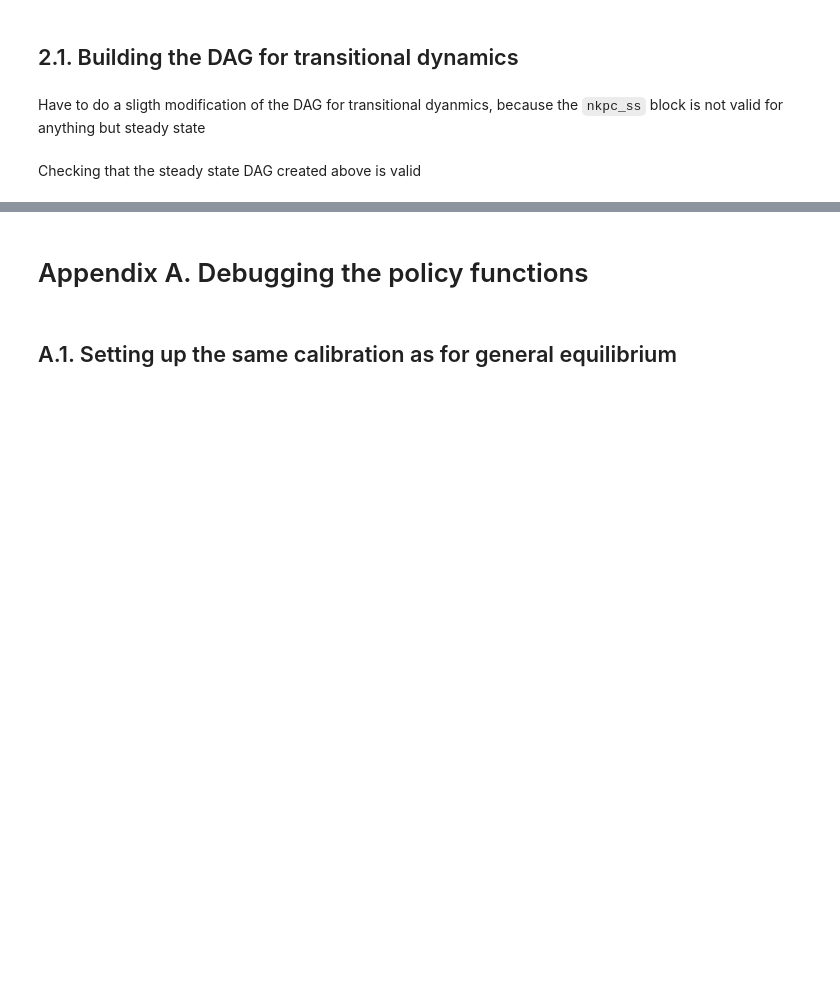
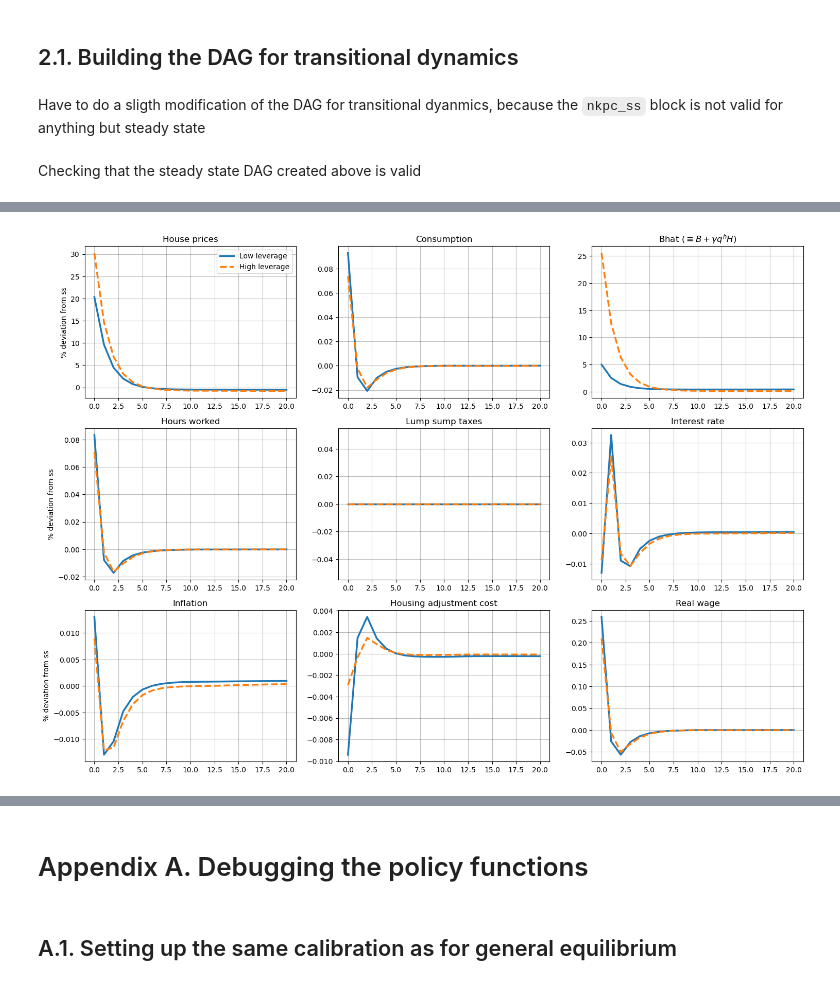
Before and after one commit to thom364e/sequence-jacobian, a Jupyter notebook: notebooks/housing_main_v2.ipynb, the cells around one changed output, grey strips where cells are left out. Cells and saved outputs as stored; diff of their text form; code cells hidden in the pictures; blank space fills up the shorter version.

```diff
--- a/notebooks/housing_main_v2.ipynb
+++ b/notebooks/housing_main_v2.ipynb
@@ -351,0 +234,16 @@ Text(0.5, 1.0, 'Cumulative distribution of bond holdings')
+# %%
+from mpl_toolkits.mplot3d import Axes3D
+bdmargdist = np.sum(ss.internals['hh_housecons']['D'],axis=0)
+X, Y = np.meshgrid(ss.internals['hh_housecons']['h_bhat_grid'],ss.internals['hh_housecons']['b_bhat_grid'])
+b_margdist = np.sum(bdmargdist,axis=1) # sum out housing
+bmargcum = np.cumsum(b_margdist)
+
+# print(bdmargdist.shape)
+# Create a 3D plot
+fig = plt.figure()
+ax = fig.add_subplot(111, projection='3d')
+
+# Plot the surface
+ax.plot_surface(X, Y, bdmargdist, cmap='viridis')
+# ax.set_xlim(0, 3)
+# ax.set_ylim(0, 20)
@@ -435,0 +558,82 @@ Warning: Could not load "C:\Users\thoma\anaconda3\Library\bin\gvplugin_pango.dll
+# %%
+fig = plt.figure(figsize=(18, 13))
+ax = fig.add_subplot(3,3,1)
+ax2 = fig.add_subplot(3,3,2)
+ax3 = fig.add_subplot(3,3,3)
+ax4 = fig.add_subplot(3,3,4)
+ax5 = fig.add_subplot(3,3,5)
+ax6 = fig.add_subplot(3,3,6)
+ax7 = fig.add_subplot(3,3,7)
+ax8 = fig.add_subplot(3,3,8)
+ax9 = fig.add_subplot(3,3,9)
+
+dqh_ll = 100 * td_nonlin_ll['qh']
+dqh = 100 * td_nonlin['qh']
+
+dc_ll = 100 * td_nonlin_ll['C_BHAT']
+dc = 100 * td_nonlin['C_BHAT']
+
+dN_ll = 100 * td_nonlin_ll['N']
+dN = 100 * td_nonlin['N']
+
+dB_ll = 100 * td_nonlin_ll['B_BHAT']
+dB = 100 * td_nonlin['B_BHAT']
+
+dTax_ll = 100 * td_nonlin_ll['Tax']
+dTax = 100 * td_nonlin['Tax']
+
+dr_ll = 100 * td_nonlin_ll['r']
+dr = 100 * td_nonlin['r']
+
+dpi_ll = 100 * td_nonlin_ll['pi']
+dpi = 100 * td_nonlin['pi']
+
+dChi_ll = 100 * td_nonlin_ll['CHI']
+dChi = 100 * td_nonlin['CHI']
+
+dw_ll = 100 * td_nonlin_ll['w']
+dw = 100 * td_nonlin['w']
+
+ax.plot(dqh_ll[:21], label='Low leverage', linestyle='-', linewidth=2.5)
+ax.plot(dqh[:21], label='High leverage', linestyle='--', linewidth=2.5)
+ax.legend()
+ax.set_title('House prices')
+ax.set_ylabel('% deviation from ss')
+
+ax2.plot(dc_ll[:21], label='Low leverage', linestyle='-', linewidth=2.5)
+ax2.plot(dc[:21], label='High leverage', linestyle='--', linewidth=2.5)
+ax2.set_title('Consumption')
+
+ax3.plot(dB_ll[:21], label='Low leverage', linestyle='-', linewidth=2.5)
+ax3.plot(dB[:21], label='High leverage', linestyle='--', linewidth=2.5)
+ax3.set_title(r'Bhat ($\equiv B + \gamma q^h H$)')
+
+ax4.plot(dN_ll[:21], label='Low leverage', linestyle='-', linewidth=2.5)
+ax4.plot(dN[:21], label='High leverage', linestyle='--', linewidth=2.5)
+ax4.set_title(r'Hours worked')
+ax4.set_ylabel('% deviation from ss')
+
+ax5.plot(dTax_ll[:21], label='Low leverage', linestyle='-', linewidth=2.5)
+ax5.plot(dTax[:21], label='High leverage', linestyle='--', linewidth=2.5)
+ax5.set_title(r'Lump sump taxes')
+
+ax6.plot(dr_ll[:21], label='Low leverage', linestyle='-', linewidth=2.5)
+ax6.plot(dr[:21], label='High leverage', linestyle='--', linewidth=2.5)
+ax6.set_title(r'Interest rate')
+
+ax7.plot(dpi_ll[:21], label='Low leverage', linestyle='-', linewidth=2.5)
+ax7.plot(dpi[:21], label='High leverage', linestyle='--', linewidth=2.5)
+ax7.set_title(r'Inflation')
+ax7.set_ylabel('% deviation from ss')
+
+ax8.plot(dChi_ll[:21], label='Low leverage', linestyle='-', linewidth=2.5)
+ax8.plot(dChi[:21], label='High leverage', linestyle='--', linewidth=2.5)
+ax8.set_title(r'Housing adjustment cost')
+
+ax9.plot(dw_ll[:21], label='Low leverage', linestyle='-', linewidth=2.5)
+ax9.plot(dw[:21], label='High leverage', linestyle='--', linewidth=2.5)
+ax9.set_title(r'Real wage')
+
+plt.show()
+# %% [output]
+[figure, added]
```
Also changed, not shown: parts of 61 cells of this notebook, 2 other files.
